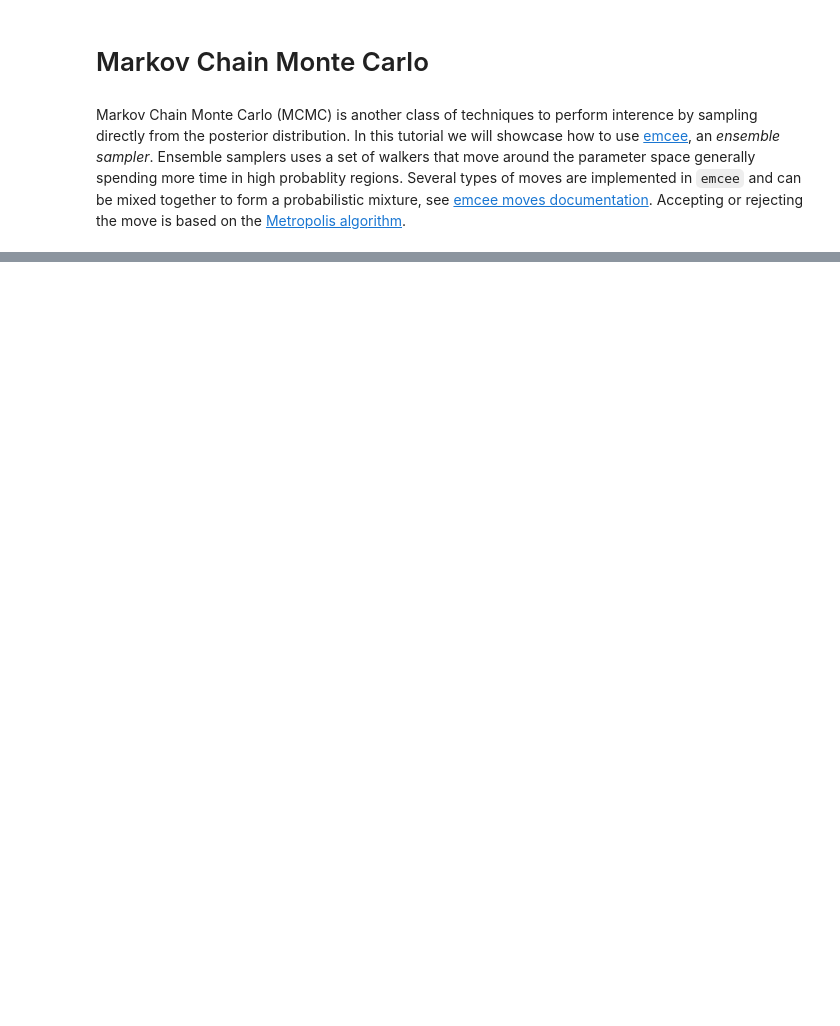
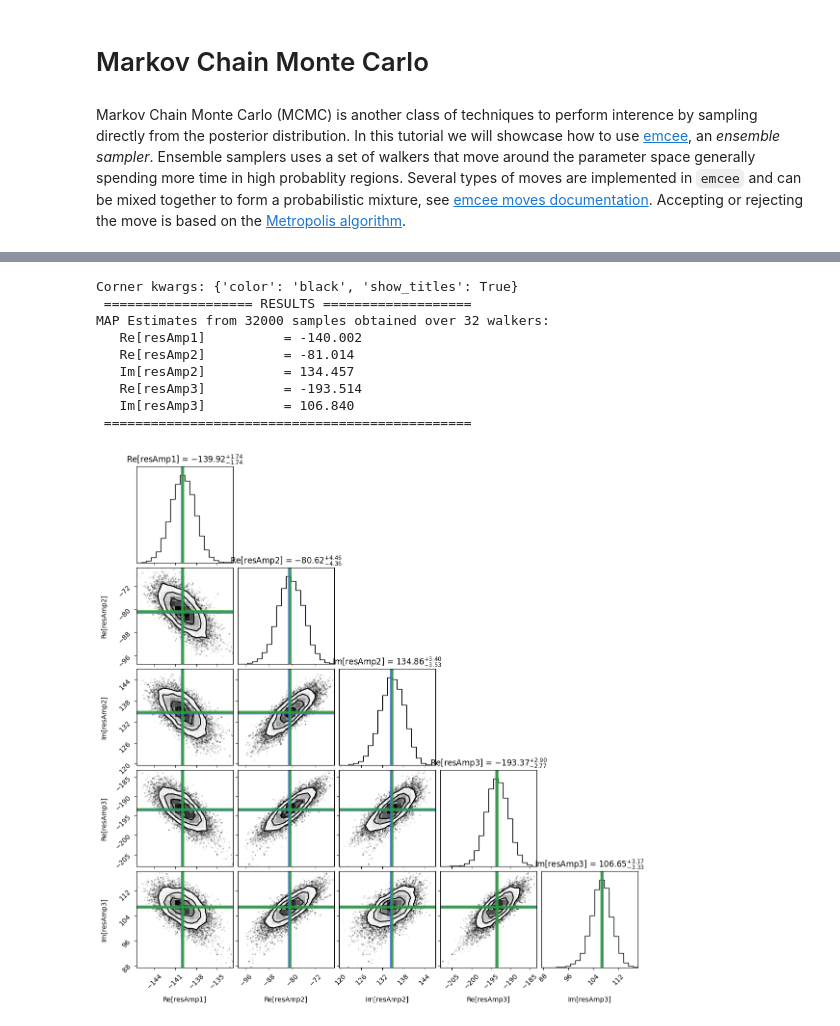
Before and after one commit to lan13005/PyAmpTools, a Jupyter notebook: _sources/notebooks/mcmc.ipynb, the cells around one changed output, grey strips where cells are left out. Cells and saved outputs as stored; diff of their text form; code cells hidden in the pictures; blank space fills up the shorter version.

```diff
--- a/_sources/notebooks/mcmc.ipynb
+++ b/_sources/notebooks/mcmc.ipynb
@@ -105,0 +36,6 @@ print(f"Total time: {time.time() - start_time} seconds")
+# %%
+cfgfile = f'{REPO_HOME}/tests/samples/SIMPLE_EXAMPLE/fit.cfg'
+overwrite_ofile = True
+ofolder = 'mcmc'
+ofile = 'mcmc.h5'
+corner_ofile = 'corner.png'
@@ -105,0 +48,6 @@ print(f"Total time: {time.time() - start_time} seconds")
+# %%
+nwalkers = 32
+burnIn = 100
+nsamples = 1000
+overwrite_ofile = True # whether we should always overwrite the output file
+seed = 42 # for reproducibility
@@ -105,0 +177,13 @@ print(f"Total time: {time.time() - start_time} seconds")
+# %%
+draw_corner(results, f'{ofolder}/{corner_ofile}')
+# %% [output]
+Corner kwargs: {'color': 'black', 'show_titles': True}
+ =================== RESULTS ===================
+MAP Estimates from 32000 samples obtained over 32 walkers:
+   Re[resAmp1]          = -140.002
+   Re[resAmp2]          = -81.014
+   Im[resAmp2]          = 134.457
+   Re[resAmp3]          = -193.514
+   Im[resAmp3]          = 106.840
+ ===============================================
+[figure, added]
```
Also changed, not shown: parts of 15 cells of this notebook, 18 other files.
